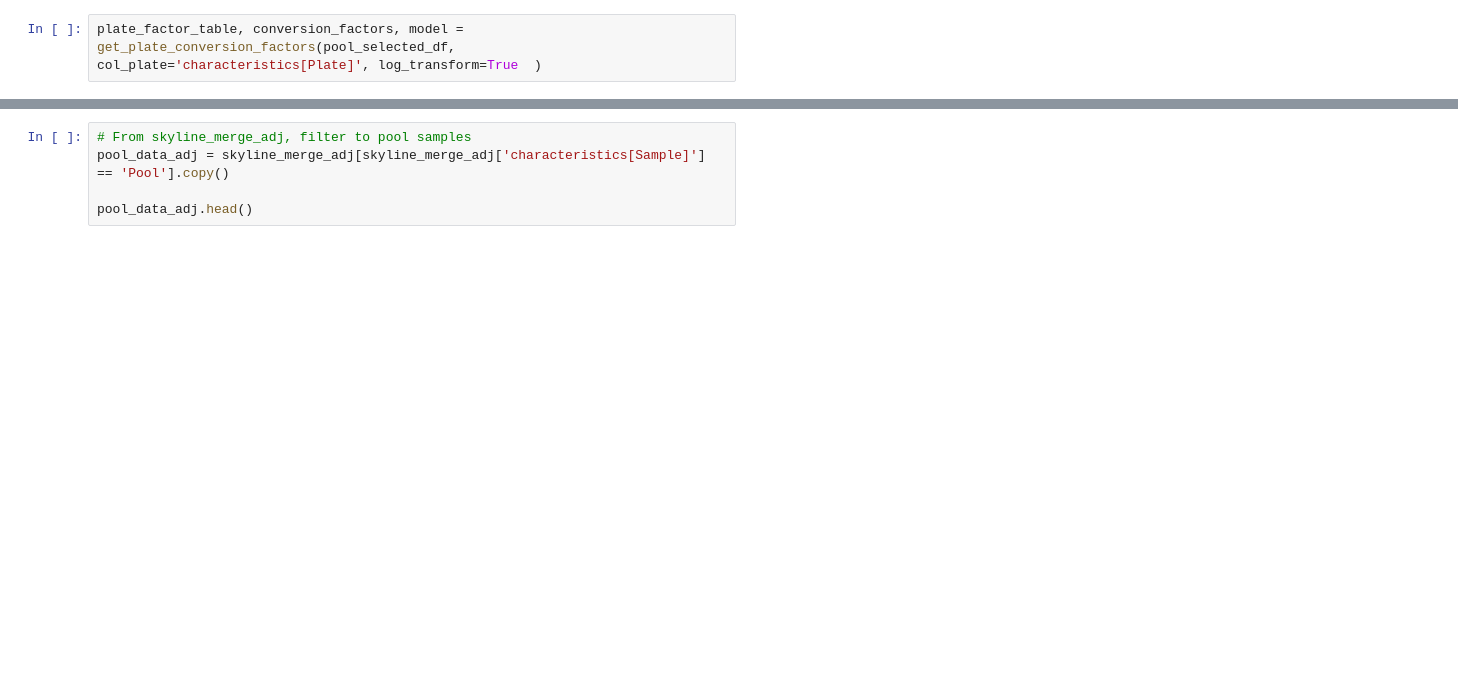
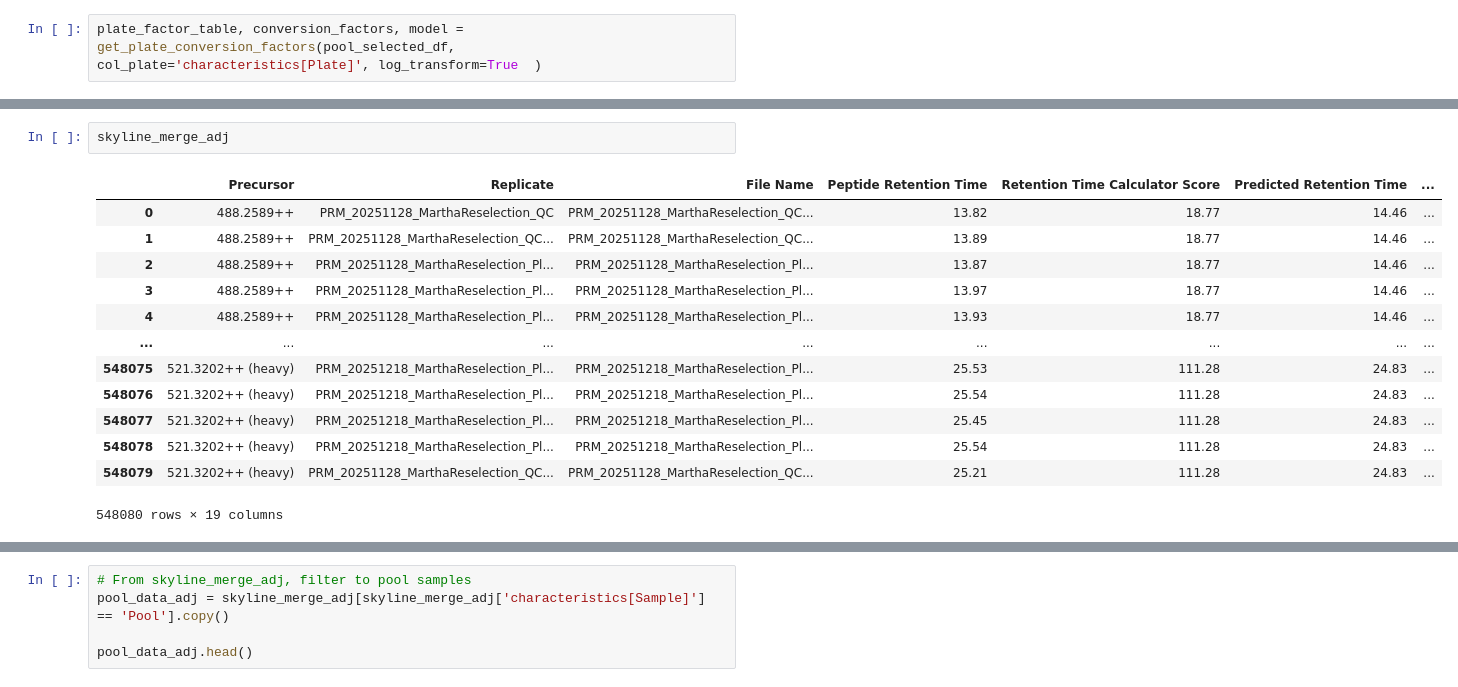
Before and after one commit to thanadol-git/kardemumma, a Jupyter notebook: ratio_picking.ipynb, the cells around one changed output, grey strips where cells are left out. Cells and saved outputs as stored; diff of their text form; blank space fills up the shorter version.

Commit message:
Add name file

```diff
--- a/ratio_picking.ipynb
+++ b/ratio_picking.ipynb
@@ -123,3 +287,19 @@ conversion_factors
+# %%
+skyline_merge_adj
+# %% [output]
+|  | Precursor | Replicate | File Name | Peptide Retention Time | Retention Time Calculator Score | Predicted Retention Time | ... |
+| 0 | 488.2589++ | PRM_20251128_MarthaReselection_QC | PRM_20251128_MarthaReselection_QC... | 13.82 | 18.77 | 14.46 | ... |
+| 1 | 488.2589++ | PRM_20251128_MarthaReselection_QC... | PRM_20251128_MarthaReselection_QC... | 13.89 | 18.77 | 14.46 | ... |
+| 2 | 488.2589++ | PRM_20251128_MarthaReselection_Pl... | PRM_20251128_MarthaReselection_Pl... | 13.87 | 18.77 | 14.46 | ... |
+| 3 | 488.2589++ | PRM_20251128_MarthaReselection_Pl... | PRM_20251128_MarthaReselection_Pl... | 13.97 | 18.77 | 14.46 | ... |
+| 4 | 488.2589++ | PRM_20251128_MarthaReselection_Pl... | PRM_20251128_MarthaReselection_Pl... | 13.93 | 18.77 | 14.46 | ... |
+| ... | ... | ... | ... | ... | ... | ... | ... |
+| 548075 | 521.3202++ (heavy) | PRM_20251218_MarthaReselection_Pl... | PRM_20251218_MarthaReselection_Pl... | 25.53 | 111.28 | 24.83 | ... |
+| 548076 | 521.3202++ (heavy) | PRM_20251218_MarthaReselection_Pl... | PRM_20251218_MarthaReselection_Pl... | 25.54 | 111.28 | 24.83 | ... |
+| 548077 | 521.3202++ (heavy) | PRM_20251218_MarthaReselection_Pl... | PRM_20251218_MarthaReselection_Pl... | 25.45 | 111.28 | 24.83 | ... |
+| 548078 | 521.3202++ (heavy) | PRM_20251218_MarthaReselection_Pl... | PRM_20251218_MarthaReselection_Pl... | 25.54 | 111.28 | 24.83 | ... |
+| 548079 | 521.3202++ (heavy) | PRM_20251128_MarthaReselection_QC... | PRM_20251128_MarthaReselection_QC... | 25.21 | 111.28 | 24.83 | ... |
+548080 rows × 19 columns
 # %%
 
 
```
Also changed, not shown: parts of 28 cells of this notebook.
